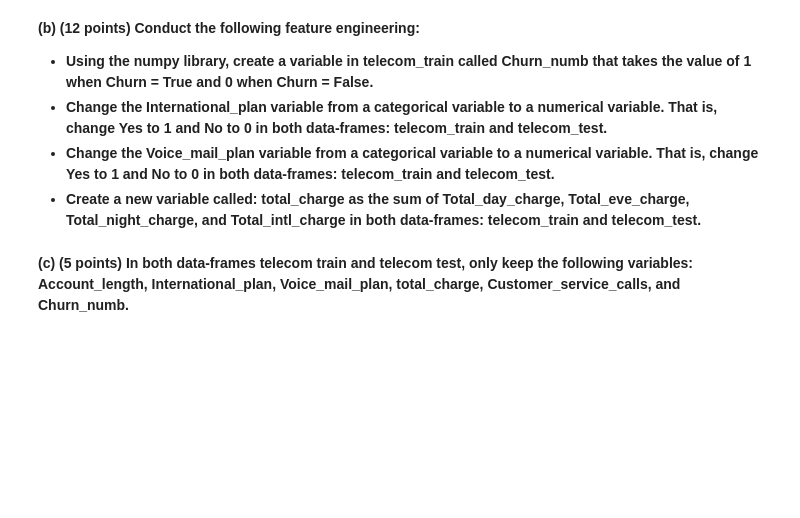
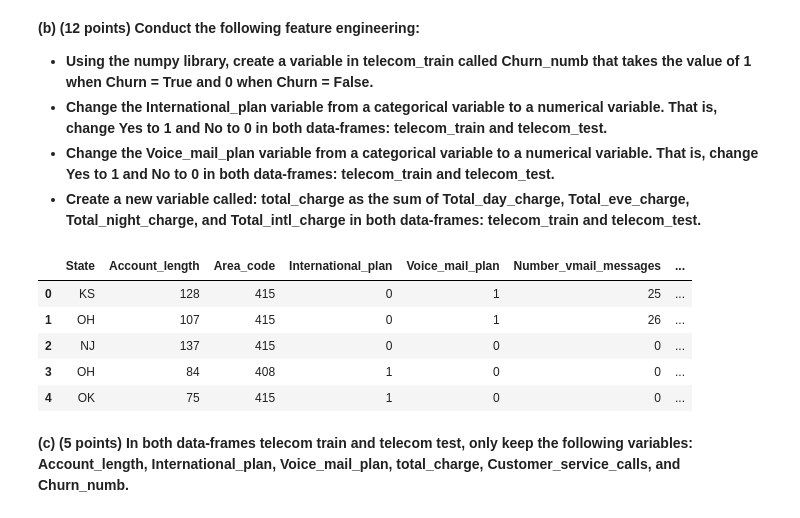
Before and after one commit to craigshaf50/DATA-445, a Jupyter notebook: Exams/Exam2/Exam2_Q2.ipynb, the cells around one changed output. Drawn from its saved outputs; the diff is of its cells as text; code cells hidden in the pictures; blank space fills up the shorter version.

```diff
--- a/Exams/Exam2/Exam2_Q2.ipynb
+++ b/Exams/Exam2/Exam2_Q2.ipynb
@@ -8,5 +61,30 @@
 - **Change the International_plan variable from a categorical variable to a numerical variable. That is, change Yes to 1 and No to 0 in both data-frames: telecom_train and telecom_test.**
 - **Change the Voice_mail_plan variable from a categorical variable to a numerical variable. That is, change Yes to 1 and No to 0 in both data-frames: telecom_train and telecom_test.**
 - **Create a new variable called: total_charge as the sum of Total_day_charge, Total_eve_charge, Total_night_charge, and Total_intl_charge in both data-frames: telecom_train and telecom_test.**
+# %%
+#add Churn_numb to 1/0 where churn is True/False
+telecom_train['Churn_numb'] = np.where(telecom_train['Churn']==True,1,0)
+telecom_test['Churn_numb'] = np.where(telecom_test['Churn']==True,1,0)
+
+#change International_plan yes/no to 1/0
+telecom_train['International_plan'].replace(['Yes', 'No'], [1,0], inplace = True)
+telecom_test['International_plan'].replace(['Yes', 'No'], [1,0], inplace = True)
+
+#change Voice_mail_plan yes/no to 1/0
+telecom_train['Voice_mail_plan'].replace(['Yes', 'No'], [1,0], inplace= True)
+telecom_test['Voice_mail_plan'].replace(['Yes', 'No'], [1,0], inplace= True)
+
+#create total_charge
+telecom_train = telecom_train.assign(total_charge = telecom_train['Total_day_charge'] + telecom_train['Total_eve_charge'] + telecom_train['Total_night_charge']+ telecom_train['Total_intl_charge'])
+telecom_test = telecom_test.assign(total_charge = telecom_test['Total_day_charge'] + telecom_test['Total_eve_charge'] + telecom_test['Total_night_charge']+ telecom_test['Total_intl_charge'])
+# %%
+telecom_train.head()
+# %% [output]
+|  | State | Account_length | Area_code | International_plan | Voice_mail_plan | Number_vmail_messages | ... |
+| 0 | KS | 128 | 415 | 0 | 1 | 25 | ... |
+| 1 | OH | 107 | 415 | 0 | 1 | 26 | ... |
+| 2 | NJ | 137 | 415 | 0 | 0 | 0 | ... |
+| 3 | OH | 84 | 408 | 1 | 0 | 0 | ... |
+| 4 | OK | 75 | 415 | 1 | 0 | 0 | ... |
 # %% [markdown]
 **(c) (5 points) In both data-frames telecom train and telecom test, only keep the following variables: Account_length, International_plan, Voice_mail_plan, total_charge, Customer_service_calls, and Churn_numb.**
```
Also changed, not shown: parts of 13 cells of this notebook.
